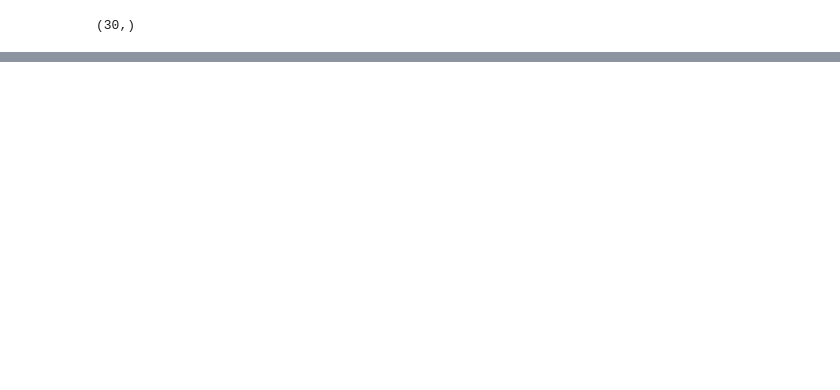
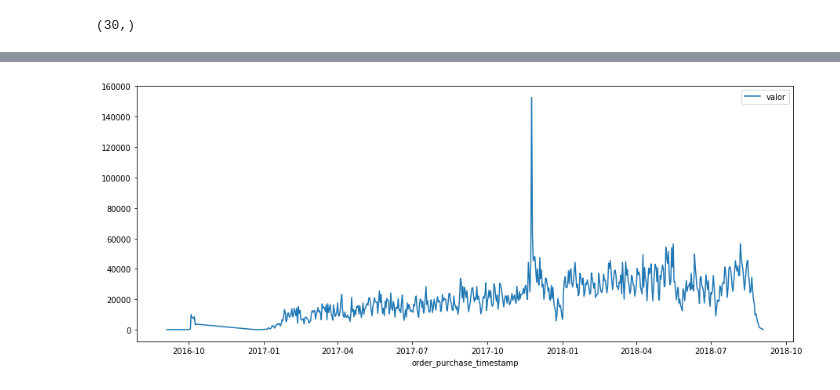
Before and after one commit to VictorGuedes/Brazilian-E-Commerce-Public-Dataset-examples, a Jupyter notebook: notebooks/Sales_Prediction.ipynb, the cells around one changed output, grey strips where cells are left out. Saved outputs shown, nothing was run; the diff lists cells and outputs as text; code cells hidden in the pictures; blank space fills up the shorter version.

```diff
--- a/notebooks/Sales_Prediction.ipynb
+++ b/notebooks/Sales_Prediction.ipynb
@@ -382,0 +396,7 @@ py.iplot(fig, filename='results_demonstrating1')
+# %%
+y = tabela_groupby_copy
+# %%
+y.plot(figsize=(15, 6))
+plt.show()
+# %% [output]
+[figure, added]
```
Also changed, not shown: parts of 13 cells of this notebook, 1 other file.
